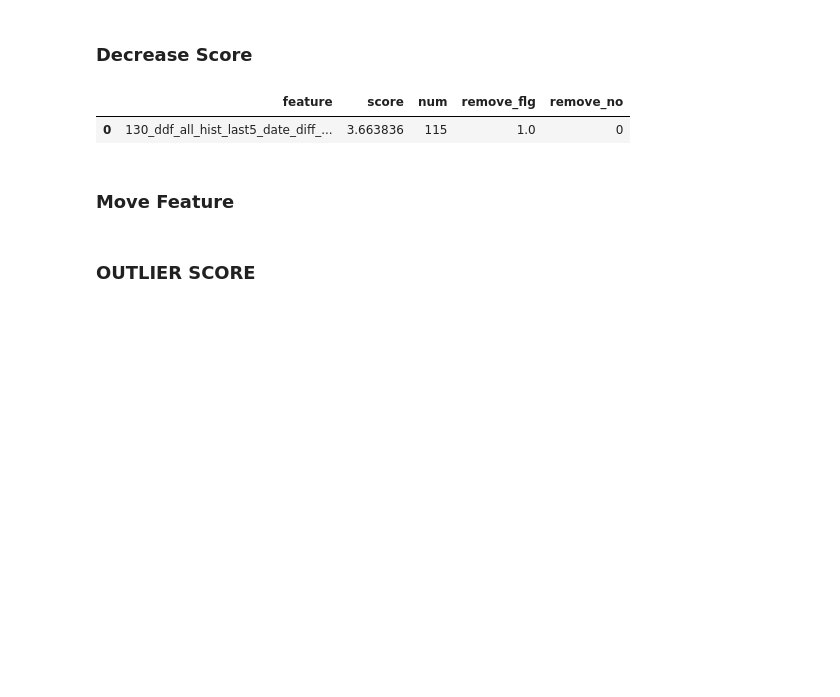
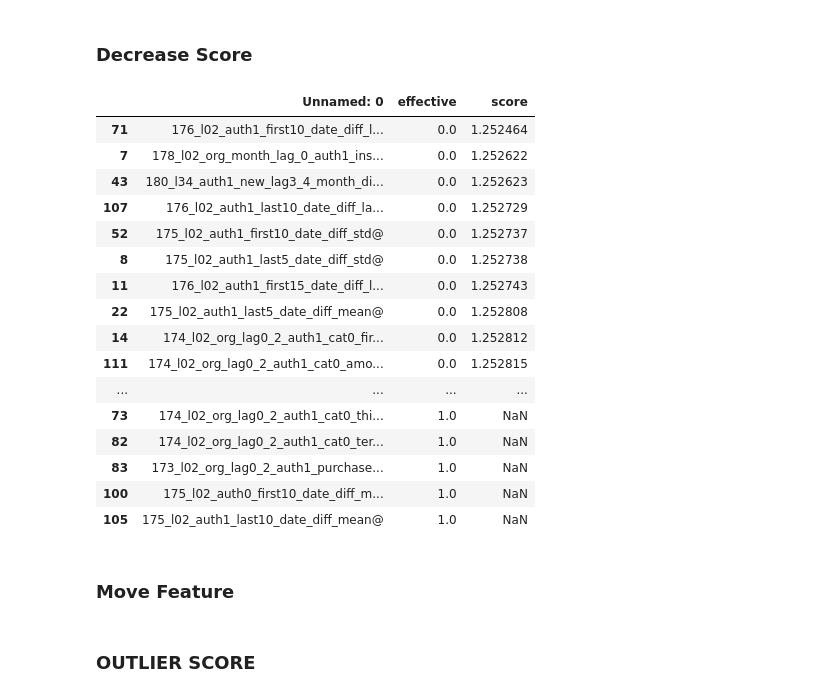
Before and after one commit to Chestnut1999/Elo-Recommendation-23place, a Jupyter notebook: jpy/128_elo_multi_feat_valid.ipynb, the cells around one changed output. Drawn from its saved outputs; the diff is of its cells as text; code cells hidden in the pictures; blank space fills up the shorter version.

```diff
--- a/jpy/128_elo_multi_feat_valid.ipynb
+++ b/jpy/128_elo_multi_feat_valid.ipynb
@@ -136,21 +131,36 @@ NameError: name 'Error' is not defined
 # %%
 import sys
 import pandas as pd
 pd.set_option("max_rows", 200)
-# df = pd.read_csv('../output/0107_08_elo_decrease_features.csv')
-df = pd.read_csv('../output/0121_0831_elo_decrease_features_lr0.1.csv').drop(['flg', 'Unnamed: 0'], axis=1)
-df = df[df['remove_flg']==1]
+df = pd.read_csv('../output/0122_1115_elo_decrease_features.csv').drop('num', axis=1).drop_duplicates()
+# df = pd.read_csv('../output/0121_0831_elo_decrease_features_lr0.1.csv').drop(['flg', 'Unnamed: 0'], axis=1)
+# df = df[df['remove_flg']==1]
 df.sort_values(by=['score'], inplace=True)
 # base_score = df[df['feature']=='base']['score'].values[0]
 # print(base_score)
 dec_feat = df
 # dec_feat = df[df['score']<=base_score]
 # dec_feat = df[df['score']<1.115]
 dec_feat.sort_values(by='score', inplace=True)
 dec_feat
 # %% [output]
-|  | feature | score | num | remove_flg | remove_no |
-| 0 | 130_ddf_all_hist_last5_date_diff_... | 3.663836 | 115 | 1.0 | 0 |
+|  | Unnamed: 0 | effective | score |
+| 71 | 176_l02_auth1_first10_date_diff_l... | 0.0 | 1.252464 |
+| 7 | 178_l02_org_month_lag_0_auth1_ins... | 0.0 | 1.252622 |
+| 43 | 180_l34_auth1_new_lag3_4_month_di... | 0.0 | 1.252623 |
+| 107 | 176_l02_auth1_last10_date_diff_la... | 0.0 | 1.252729 |
+| 52 | 175_l02_auth1_first10_date_diff_std@ | 0.0 | 1.252737 |
+| 8 | 175_l02_auth1_last5_date_diff_std@ | 0.0 | 1.252738 |
+| 11 | 176_l02_auth1_first15_date_diff_l... | 0.0 | 1.252743 |
+| 22 | 175_l02_auth1_last5_date_diff_mean@ | 0.0 | 1.252808 |
+| 14 | 174_l02_org_lag0_2_auth1_cat0_fir... | 0.0 | 1.252812 |
+| 111 | 174_l02_org_lag0_2_auth1_cat0_amo... | 0.0 | 1.252815 |
+| ... | ... | ... | ... |
+| 73 | 174_l02_org_lag0_2_auth1_cat0_thi... | 1.0 | NaN |
+| 82 | 174_l02_org_lag0_2_auth1_cat0_ter... | 1.0 | NaN |
+| 83 | 173_l02_org_lag0_2_auth1_purchase... | 1.0 | NaN |
+| 100 | 175_l02_auth0_first10_date_diff_m... | 1.0 | NaN |
+| 105 | 175_l02_auth1_last10_date_diff_mean@ | 1.0 | NaN |
 # %% [markdown]
 ### Move Feature
 # %%
```
Also changed, not shown: parts of 2 cells of this notebook, 13 other files.
